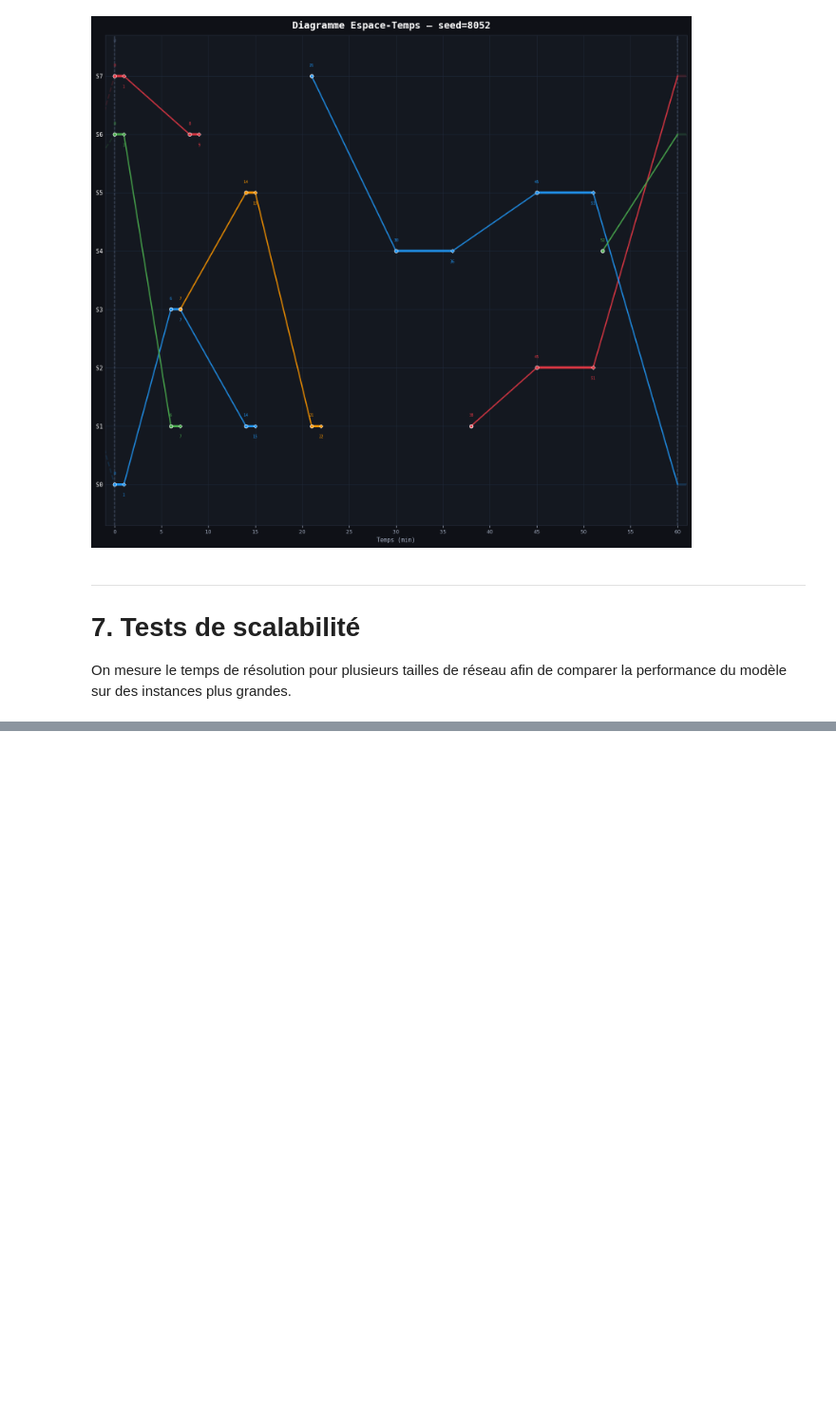
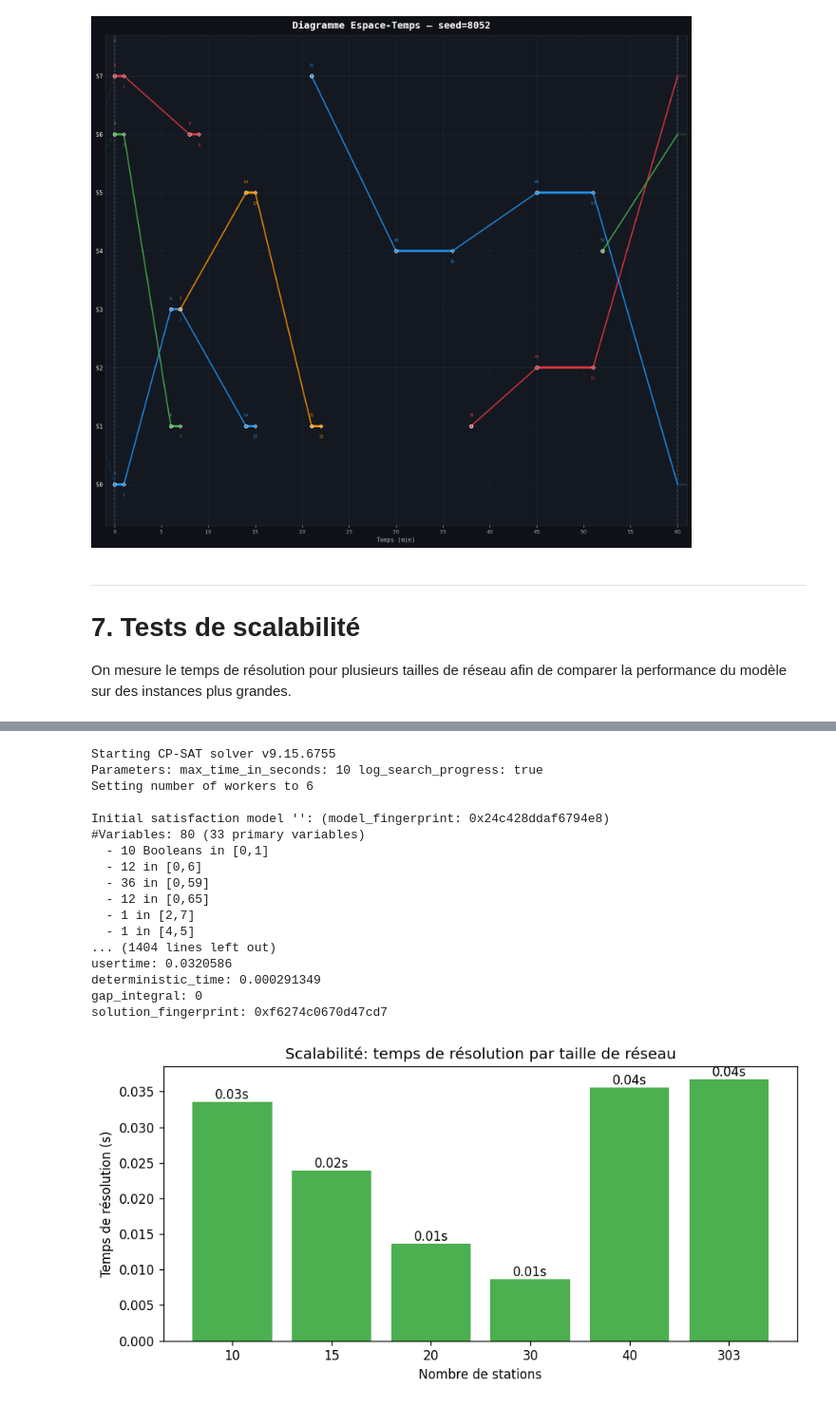
Before and after one commit to jsboigeEpita/2026-Epita-Programmation-par-Contraintes, a Jupyter notebook: groupe-C2-ordonnancement-ferroviaire/railway_timetabling.ipynb, the cells around one changed output, grey strips where cells are left out. Shown at 95% size. Saved outputs shown, nothing was run; the diff lists cells and outputs as text; code cells hidden in the pictures; blank space fills up the shorter version.

```diff
--- a/groupe-C2-ordonnancement-ferroviaire/railway_timetabling.ipynb
+++ b/groupe-C2-ordonnancement-ferroviaire/railway_timetabling.ipynb
@@ -272,0 +275,57 @@ solution_fingerprint: 0xf6274c0670d47cd7
+# %%
+# Scalability plot: bar chart of solution times
+try:
+    from matplotlib import pyplot as _plt
+    if 'benchmarks' in globals():
+        sizes = []
+        times = []
+        statuses = []
+        for n_stations, n_lines in benchmarks:
+            sizes.append(n_stations)
+            # If sol_bench exists for this benchmark run, try to read elapsed
+            key = (n_stations, n_lines)
+            # We store timing results in a dict `bench_results` if present
+            if 'bench_results' in globals() and key in bench_results:
+                t, ok = bench_results[key]
+            else:
+                # Fallback: re-run quickly with small time limit (best-effort)
+                net_bench = generate_railway_network(n_stations, n_lines, T, seed=SEED)
+                _start = perf_counter()
+                sol_b = solve(net_bench, time_limit_seconds=10.0)
+                t = perf_counter() - _start
+                ok = sol_b is not None
+            times.append(t)
+            statuses.append(ok)
+
+        fig = _plt.figure(figsize=(8,4))
+        bars = _plt.bar([str(s) for s in sizes], times, color=['#4CAF50' if ok else '#E53946' for ok in statuses])
+        _plt.xlabel('Nombre de stations')
+        _plt.ylabel('Temps de résolution (s)')
+        _plt.title('Scalabilité: temps de résolution par taille de réseau')
+        for rect, t in zip(bars, times):
+            _plt.text(rect.get_x() + rect.get_width()/2, rect.get_height(), f"{t:.2f}s", ha='center', va='bottom')
+        _plt.tight_layout()
+        _plt.show()
+    else:
+        print('Pas de données de benchmark trouvées dans le notebook.')
+except Exception as e:
+    print('Erreur lors du tracé de scalabilité:', e)
+# %% [output]
+Starting CP-SAT solver v9.15.6755
+Parameters: max_time_in_seconds: 10 log_search_progress: true
+Setting number of workers to 6
+
+Initial satisfaction model '': (model_fingerprint: 0x24c428ddaf6794e8)
+#Variables: 80 (33 primary variables)
+  - 10 Booleans in [0,1]
+  - 12 in [0,6]
+  - 36 in [0,59]
+  - 12 in [0,65]
+  - 1 in [2,7]
+  - 1 in [4,5]
+... (1404 lines left out)
+usertime: 0.0320586
+deterministic_time: 0.000291349
+gap_integral: 0
+solution_fingerprint: 0xf6274c0670d47cd7
+[figure, added]
```
Also changed, not shown: parts of 4 cells of this notebook.
